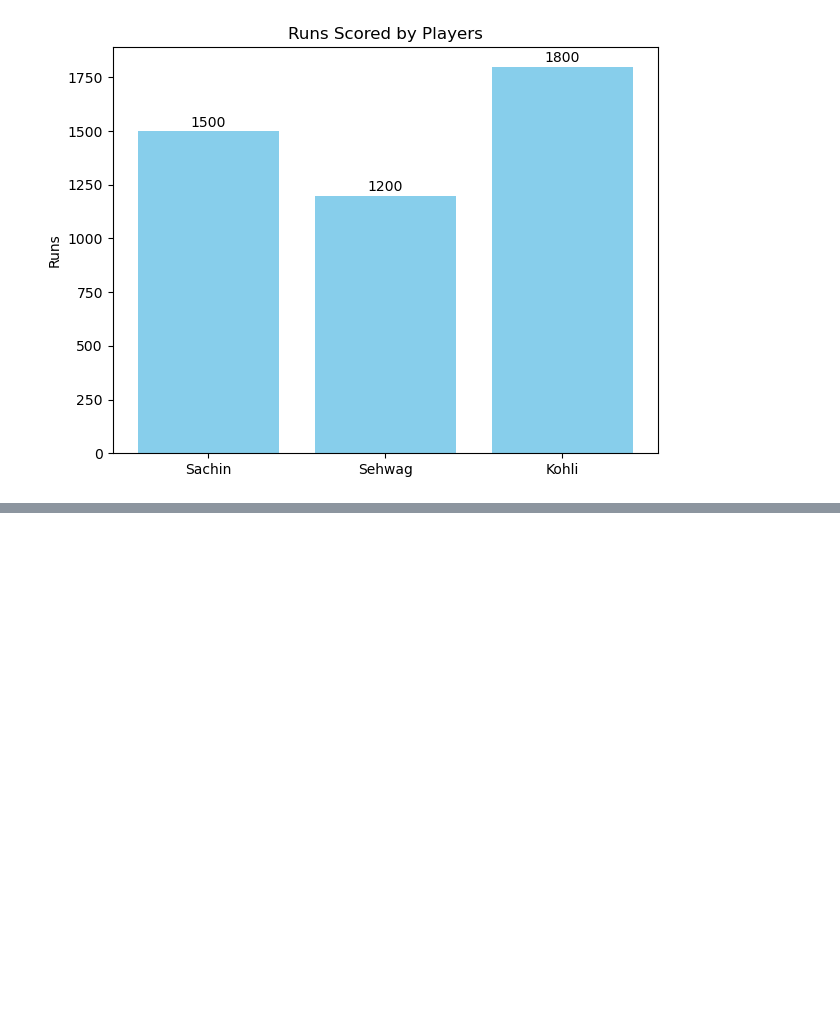
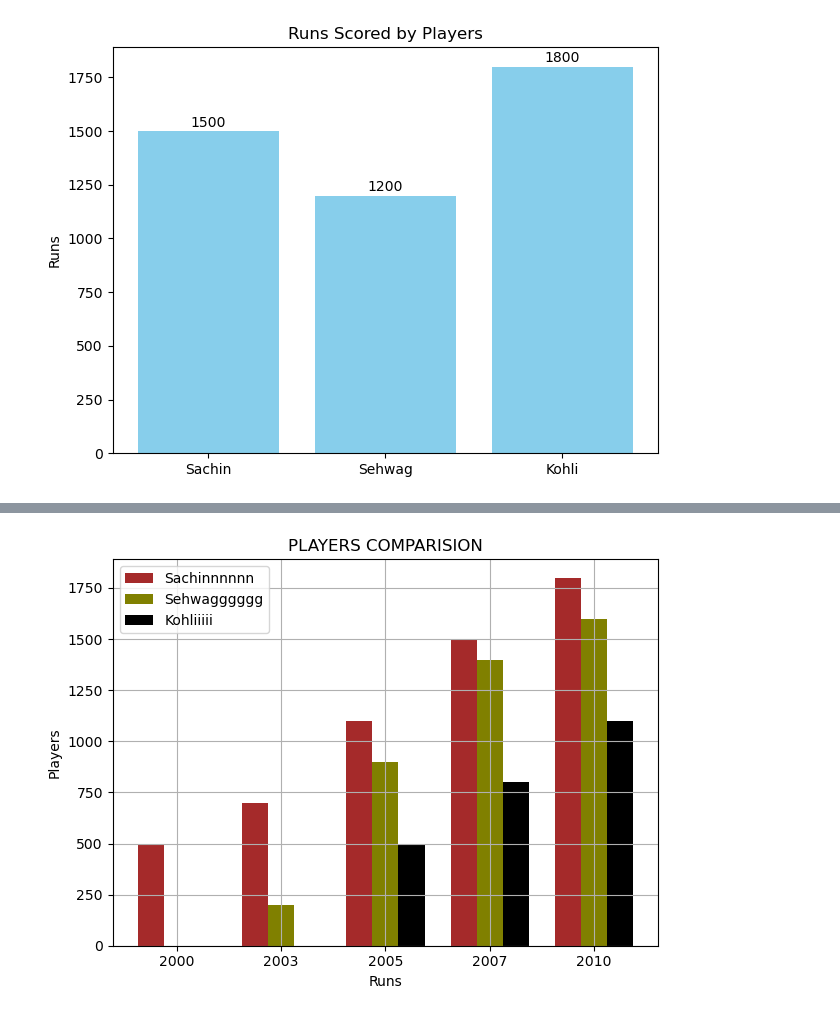
Before and after one commit to IndoKris/Data-Science, a Jupyter notebook: Matplotlib/Bar chart.ipynb, the cells around one changed output, grey strips where cells are left out. Cells and saved outputs as stored; diff of their text form; code cells hidden in the pictures; blank space fills up the shorter version.

```diff
--- a/Matplotlib/Bar chart.ipynb
+++ b/Matplotlib/Bar chart.ipynb
@@ -78,0 +107,27 @@ plt.show()
+# %%
+
+import matplotlib.pyplot as plt
+import numpy as np
+
+years = [ 2000, 2003, 2005, 2007, 2010]
+sachin = [500, 700, 1100, 1500, 1800]
+sehwag = [0, 200, 900, 1400, 1600]
+kohli = [0, 0, 500, 800, 1100]
+
+x = np.arange(len(years))
+width = 0.25
+
+plt.bar(x - width ,sachin,width=width,color='brown',label = 'Sachinnnnnn')
+plt.bar(x ,sehwag, width=width ,color='olive',label = 'Sehwagggggg')
+plt.bar(x + width ,kohli, width=width, color='black',label = 'Kohliiiii')
+plt.title('PLAYERS COMPARISION')
+plt.xlabel('Runs')
+plt.ylabel('Players')
+plt.xticks(x , years)
+plt.grid(True)
+plt.tight_layout()
+plt.legend()
+plt.style.use('seaborn-v0_8-bright')
+plt.show()
+# %% [output]
+[figure, added]
```
Also changed, not shown: parts of 3 cells of this notebook.
